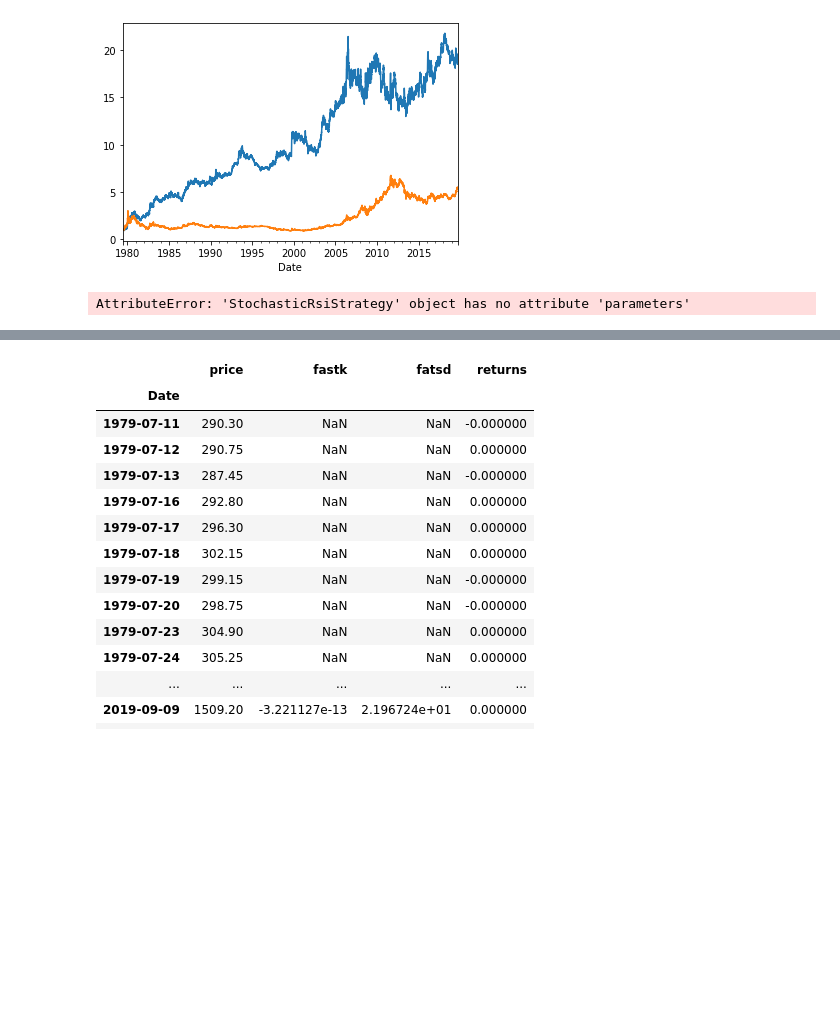
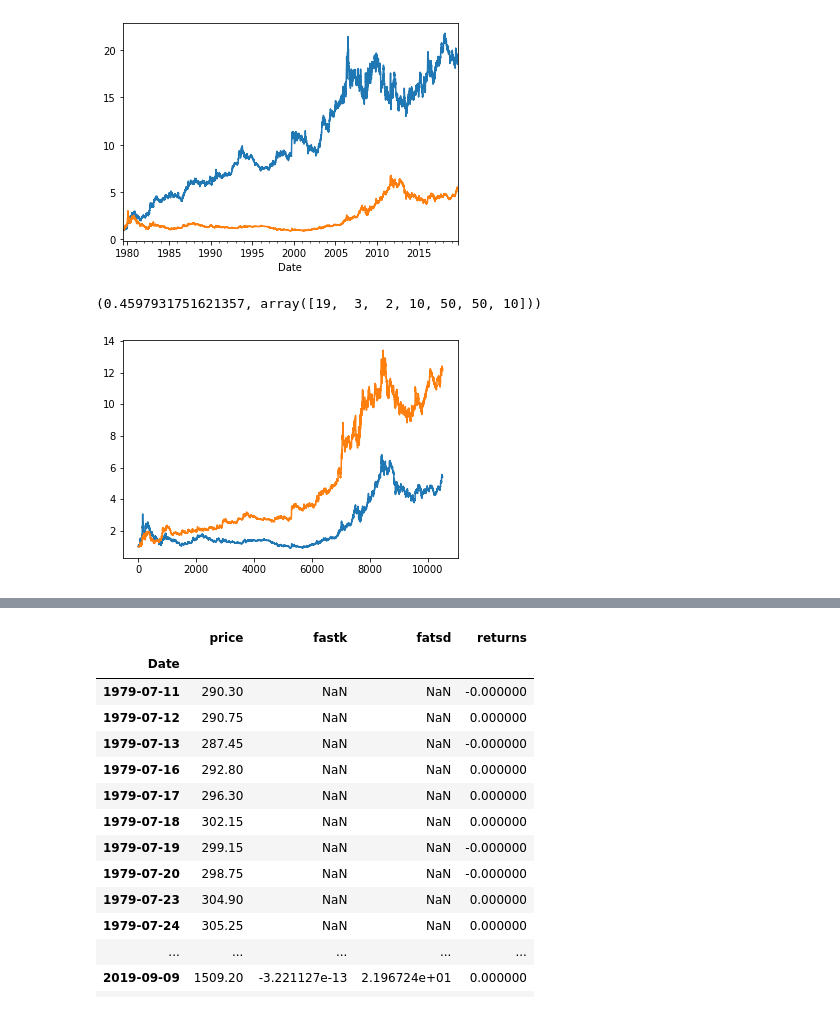
Before and after one commit to jbmoorhouse/gold_returns_predictor, a Jupyter notebook: analysis.ipynb, the cells around one changed output, grey strips where cells are left out. Cells and saved outputs as stored; diff of their text form; code cells hidden in the pictures; blank space fills up the shorter version.

```diff
--- a/analysis.ipynb
+++ b/analysis.ipynb
@@ -426,15 +427,15 @@ class StochasticRsiStrategy(BaseEstimator, TransformerMixin):
 
 x = X
 ind = StochasticRsiStrategy(max_timeperiod=25)
-#ind.fit(x)
+returns =ind.fit_transform(x)
 # %%
-# plt.plot(((ind.transform(x)[:, 0]/ind.transform(x)[0, 0])))
-# plt.plot(((1 + ind.transform(x)[:, 3]).cumprod()))
+plt.plot(((ind.transform(x)[:, 0]/ind.transform(x)[0, 0])))
+plt.plot(((1 + ind.transform(x)[:, 3]).cumprod()))
 
-# ind.ratio
-# ind.parameter
+ind.ratio, ind.parameters
 # %% [output]
-AttributeError: 'StochasticRsiStrategy' object has no attribute 'parameters'
+(0.4597931751621357, array([19,  3,  2, 10, 50, 50, 10]))
+[figure, added]
 # %%
 from abc import ABC, abstractmethod
 
```
Also changed, not shown: parts of 11 cells of this notebook.
